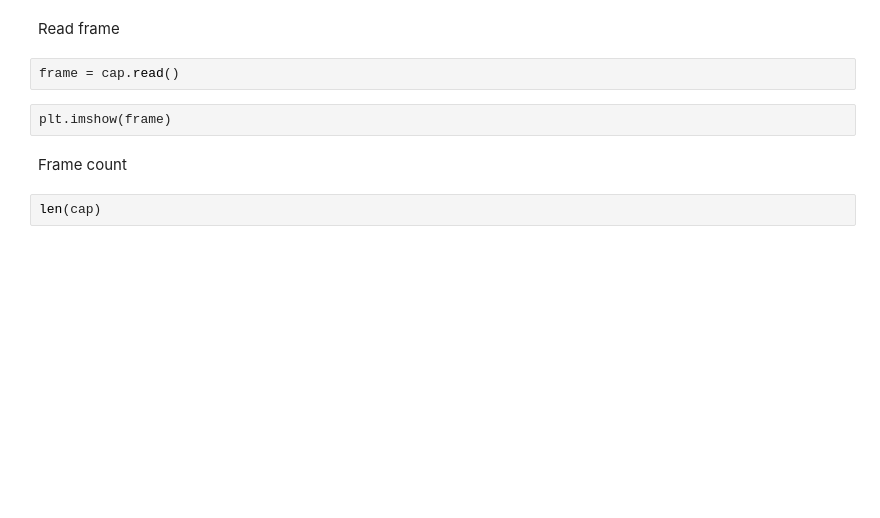
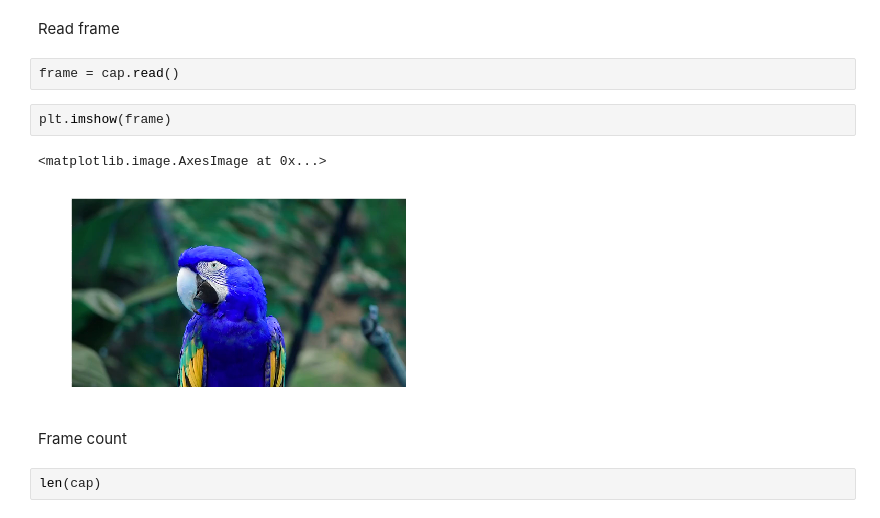
Before and after one commit to gorodion/pycv, a Jupyter notebook: demo.ipynb, the cells around one changed output. Drawn from its saved outputs; the diff is of its cells as text; blank space fills up the shorter version.

```diff
--- a/demo.ipynb
+++ b/demo.ipynb
@@ -473,8 +473,11 @@ cap = cv3.Video('vid.mp4') # or cv3.VideoCapture / cv3.VideoReader
 Read frame
 # %%
 frame = cap.read()
-# %% [raw]
-plt.imshow(frame)
+# %%
+plt.imshow(frame)
+# %% [output]
+<matplotlib.image.AxesImage at 0x...>
+[figure, added]
 # %% [markdown]
 Frame count
 # %%
```
Also changed, not shown: parts of 8 cells of this notebook, 9 other files.
